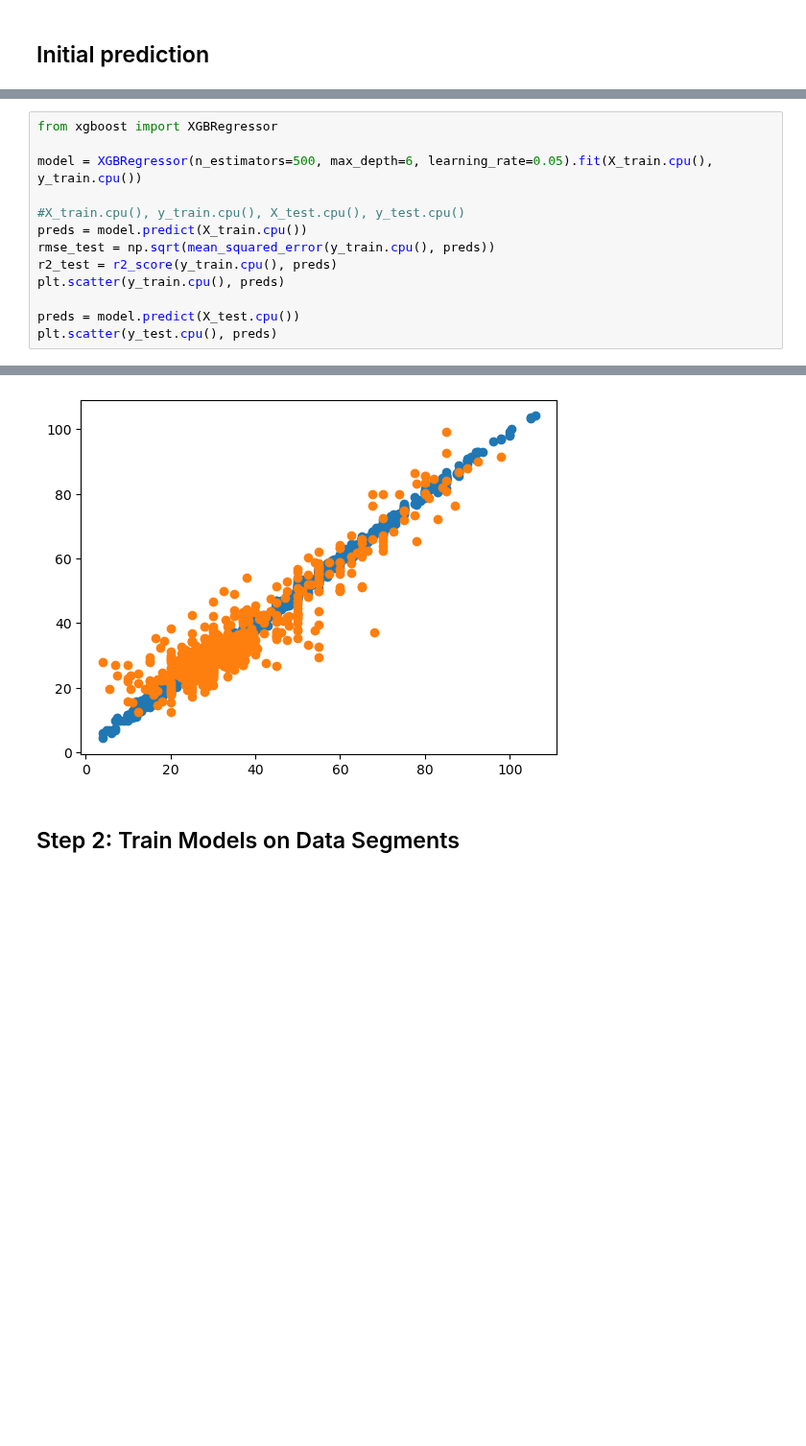
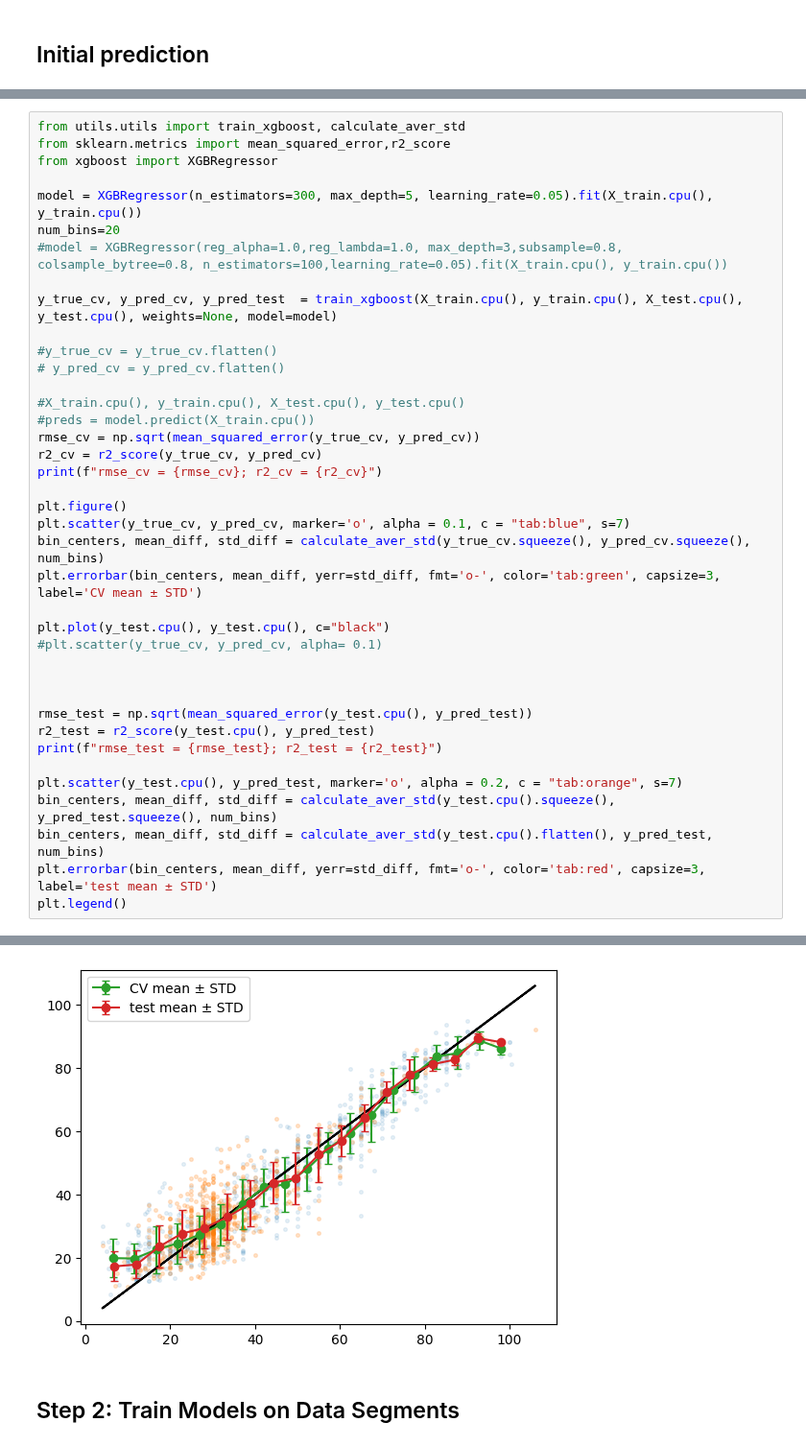
Before and after one commit to oist/gene-context, a Jupyter notebook: phenotype_prediction/jupyter_notebooks/Untitled.ipynb, the cells around one changed output, grey strips where cells are left out. Shown at 96% size. Drawn from its saved outputs; the diff is of its cells as text; blank space fills up the shorter version.

```diff
--- a/phenotype_prediction/jupyter_notebooks/Untitled.ipynb
+++ b/phenotype_prediction/jupyter_notebooks/Untitled.ipynb
@@ -141,14 +226,40 @@ plt.show()
 # %%
+from utils.utils import train_xgboost, calculate_aver_std
+from sklearn.metrics import mean_squared_error,r2_score
 from xgboost import XGBRegressor
 
-model = XGBRegressor(n_estimators=500, max_depth=6, learning_rate=0.05).fit(X_train.cpu(), y_train.cpu())
+model = XGBRegressor(n_estimators=300, max_depth=5, learning_rate=0.05).fit(X_train.cpu(), y_train.cpu())
+num_bins=20
+#model = XGBRegressor(reg_alpha=1.0,reg_lambda=1.0, max_depth=3,subsample=0.8, colsample_bytree=0.8, n_estimators=100,learning_rate=0.05).fit(X_train.cpu(), y_train.cpu())
+
+y_true_cv, y_pred_cv, y_pred_test  = train_xgboost(X_train.cpu(), y_train.cpu(), X_test.cpu(), y_test.cpu(), weights=None, model=model)
+
+#y_true_cv = y_true_cv.flatten()
+# y_pred_cv = y_pred_cv.flatten()
 
 #X_train.cpu(), y_train.cpu(), X_test.cpu(), y_test.cpu()
-preds = model.predict(X_train.cpu())
-rmse_test = np.sqrt(mean_squared_error(y_train.cpu(), preds))
-r2_test = r2_score(y_train.cpu(), preds)
-plt.scatter(y_train.cpu(), preds)
+#preds = model.predict(X_train.cpu())
+rmse_cv = np.sqrt(mean_squared_error(y_true_cv, y_pred_cv))
+r2_cv = r2_score(y_true_cv, y_pred_cv)
+print(f"rmse_cv = {rmse_cv}; r2_cv = {r2_cv}")
 
-preds = model.predict(X_test.cpu())
-plt.scatter(y_test.cpu(), preds)
+plt.figure()
+plt.scatter(y_true_cv, y_pred_cv, marker='o', alpha = 0.1, c = "tab:blue", s=7)
+bin_centers, mean_diff, std_diff = calculate_aver_std(y_true_cv.squeeze(), y_pred_cv.squeeze(), num_bins)
+plt.errorbar(bin_centers, mean_diff, yerr=std_diff, fmt='o-', color='tab:green', capsize=3, label='CV mean ± STD')
+
+plt.plot(y_test.cpu(), y_test.cpu(), c="black")
+#plt.scatter(y_true_cv, y_pred_cv, alpha= 0.1)
+
+
+
+rmse_test = np.sqrt(mean_squared_error(y_test.cpu(), y_pred_test))
+r2_test = r2_score(y_test.cpu(), y_pred_test)
+print(f"rmse_test = {rmse_test}; r2_test = {r2_test}")
+
+plt.scatter(y_test.cpu(), y_pred_test, marker='o', alpha = 0.2, c = "tab:orange", s=7)
+bin_centers, mean_diff, std_diff = calculate_aver_std(y_test.cpu().squeeze(), y_pred_test.squeeze(), num_bins)
+bin_centers, mean_diff, std_diff = calculate_aver_std(y_test.cpu().flatten(), y_pred_test, num_bins)
+plt.errorbar(bin_centers, mean_diff, yerr=std_diff, fmt='o-', color='tab:red', capsize=3, label='test mean ± STD')
+plt.legend()
 # %% [output]
@@ -156,4 +269,4 @@ plt.scatter(y_test.cpu(), preds)
-[figure, old version]
+[figure, new version]
 # %% [markdown]
 ## Step 2: Train Models on Data Segments
 # %%
```
Also changed, not shown: parts of 26 cells of this notebook, 1 other file.
